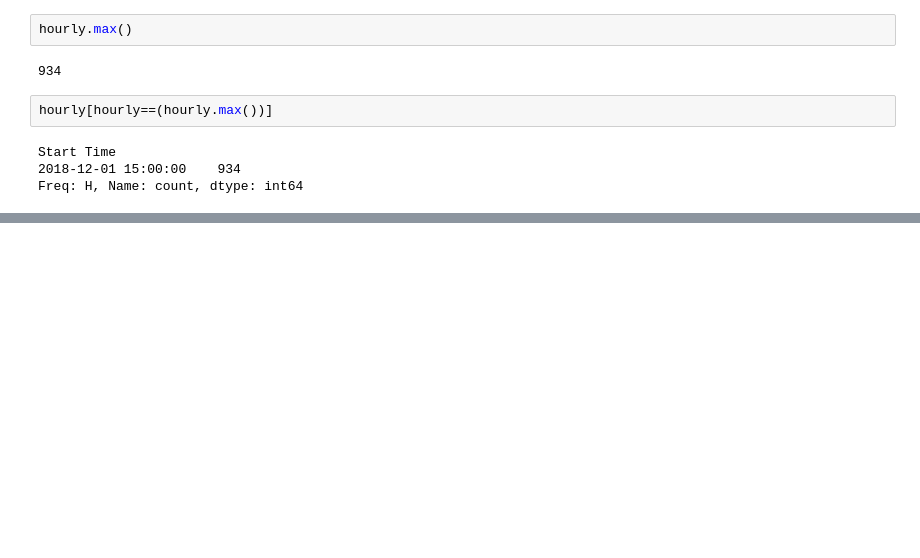
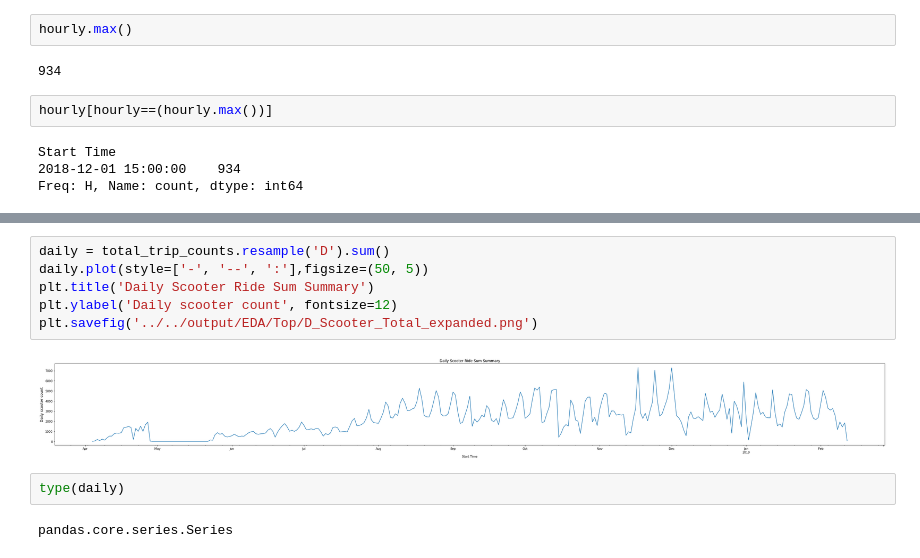
Before and after one commit to sameerabalay/Dockless_Mobility, a Jupyter notebook: src/Whole_Data_Set/Plots.ipynb, the cells around one changed output, grey strips where cells are left out. Cells and saved outputs as stored; diff of their text form; blank space fills up the shorter version.

```diff
--- a/src/Whole_Data_Set/Untitled.ipynb
+++ b/src/Whole_Data_Set/Plots.ipynb
@@ -140,0 +237,12 @@ Freq: H, Name: count, dtype: int64
+# %%
+daily = total_trip_counts.resample('D').sum()
+daily.plot(style=['-', '--', ':'],figsize=(50, 5))
+plt.title('Daily Scooter Ride Sum Summary')
+plt.ylabel('Daily scooter count', fontsize=12)
+plt.savefig('../../output/EDA/Top/D_Scooter_Total_expanded.png')
+# %% [output]
+[figure, added]
+# %%
+type(daily)
+# %% [output]
+pandas.core.series.Series
```
Also changed, not shown: parts of 2 cells of this notebook, 12 other files.
